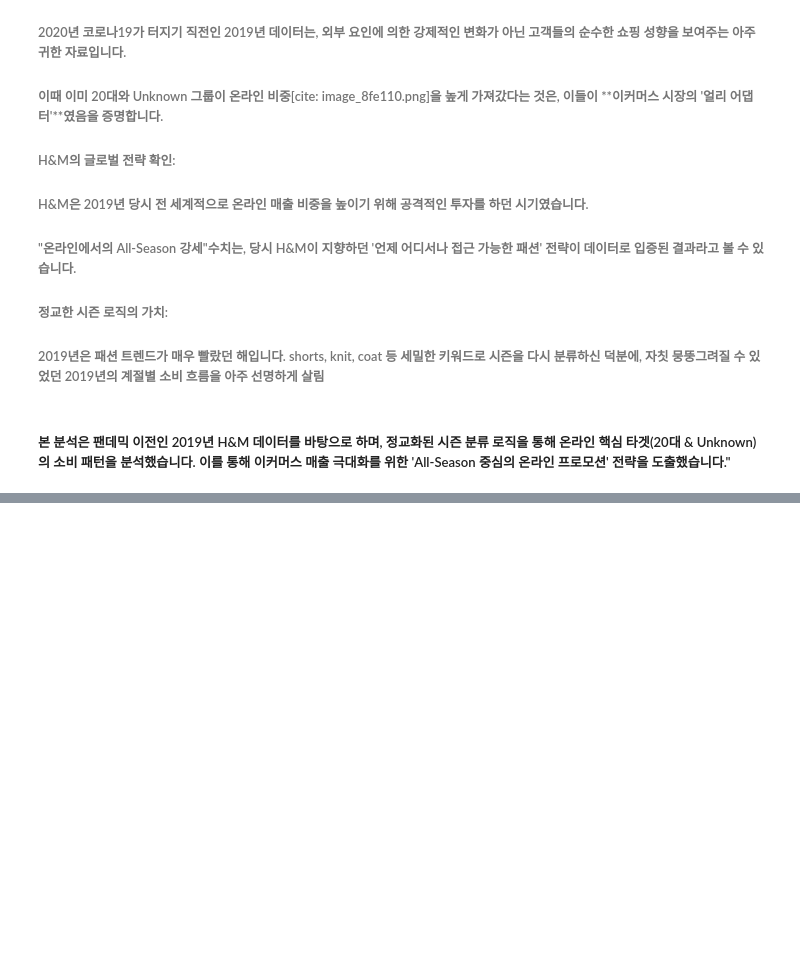
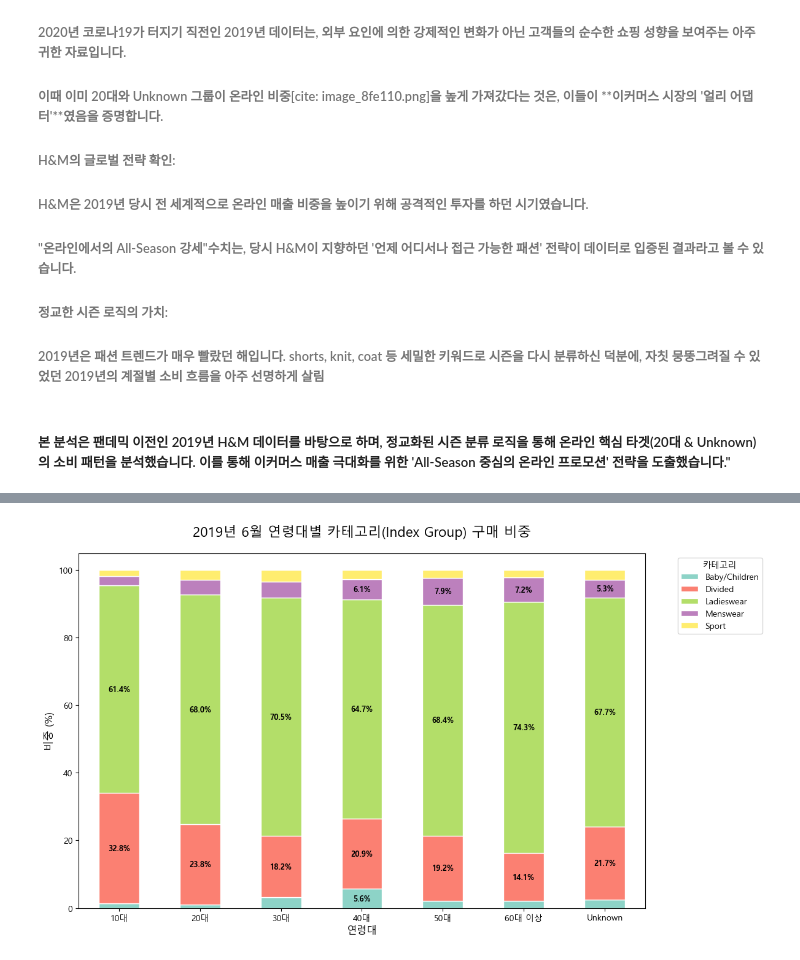
Before and after one commit to yoohengu/cross-gen-biz-analysis, a Jupyter notebook: notebooks/leeyunju_eda/all_03_yunju.ipynb, the cells around one changed output, grey strips where cells are left out. Saved outputs shown, nothing was run; the diff lists cells and outputs as text; code cells hidden in the pictures; blank space fills up the shorter version.

Commit message:
refactor: 키워드 기반 상품 매핑 최적화 및 연령대별 Index Group 시각화 추가

```diff
--- a/notebooks/leeyunju_eda/all_03_yunju.ipynb
+++ b/notebooks/leeyunju_eda/all_03_yunju.ipynb
@@ -1082,0 +1122,38 @@ plt.show()
+# %%
+import matplotlib.pyplot as plt
+import pandas as pd
+
+# 1. 시각화를 위한 데이터 준비 (비율 데이터프레임 만들기)
+plot_list = []
+for age in all_age_groups:
+    group_df = june_final_analysis[june_final_analysis['age_segment'] == age]
+    if not group_df.empty:
+        dist = group_df['index_group_name'].value_counts(normalize=True) * 100
+        for cat, val in dist.items():
+            plot_list.append({'연령대': age, '카테고리': cat, '비중': val})
+
+df_plot = pd.DataFrame(plot_list)
+pivot_df = df_plot.pivot(index='연령대', columns='카테고리', values='비중').reindex(all_age_groups).fillna(0)
+
+# 2. 그래프 그리기
+plt.rc('font', family='Malgun Gothic') # 한글 깨짐 방지
+ax = pivot_df.plot(kind='bar', stacked=True, figsize=(12, 7), colormap='Set3', edgecolor='white')
+
+# 3. 그래프 꾸미기
+plt.title('2019년 6월 연령대별 카테고리(Index Group) 구매 비중', fontsize=16, pad=20)
+plt.ylabel('비중 (%)', fontsize=12)
+plt.xlabel('연령대', fontsize=12)
+plt.xticks(rotation=0)
+plt.legend(title='카테고리', bbox_to_anchor=(1.05, 1), loc='upper left')
+
+# 막대 위에 숫자 표시 (비중이 5% 이상인 것만)
+for p in ax.patches:
+    width, height = p.get_width(), p.get_height()
+    if height > 5:
+        ax.text(p.get_x() + width/2, p.get_y() + height/2, f'{height:.1f}%',
+                ha='center', va='center', fontsize=9, fontweight='bold')
+
+plt.tight_layout()
+plt.show()
+# %% [output]
+[figure, added]
```
Also changed, not shown: parts of 2 cells of this notebook.
